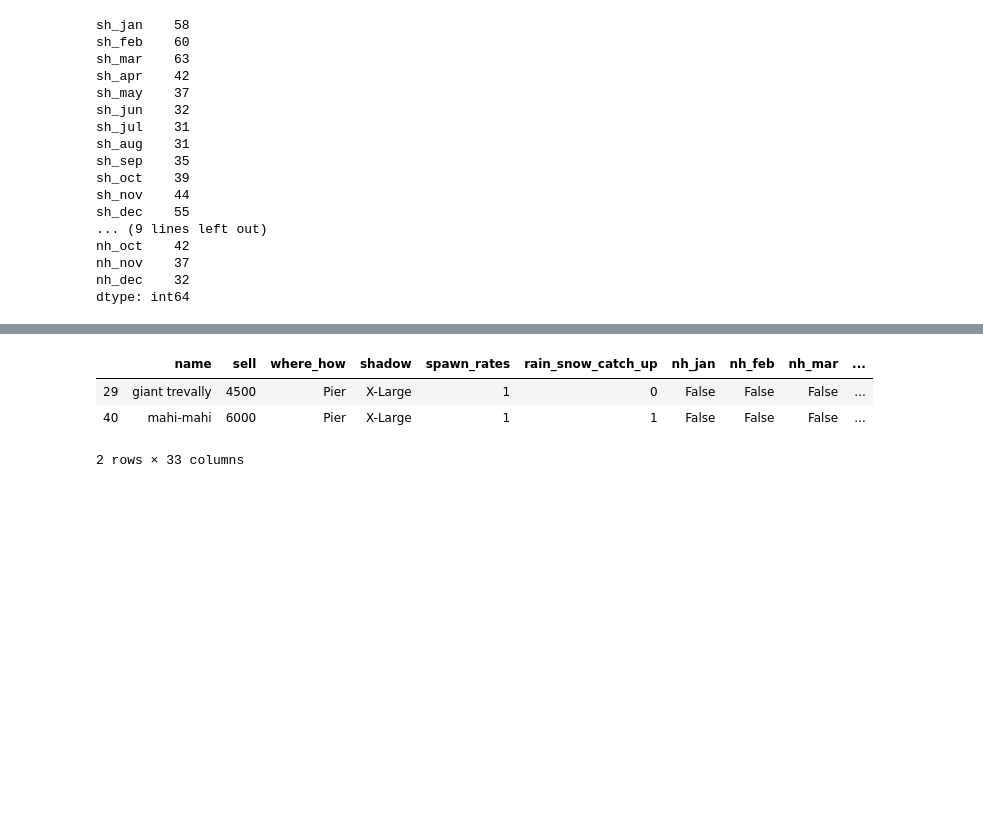
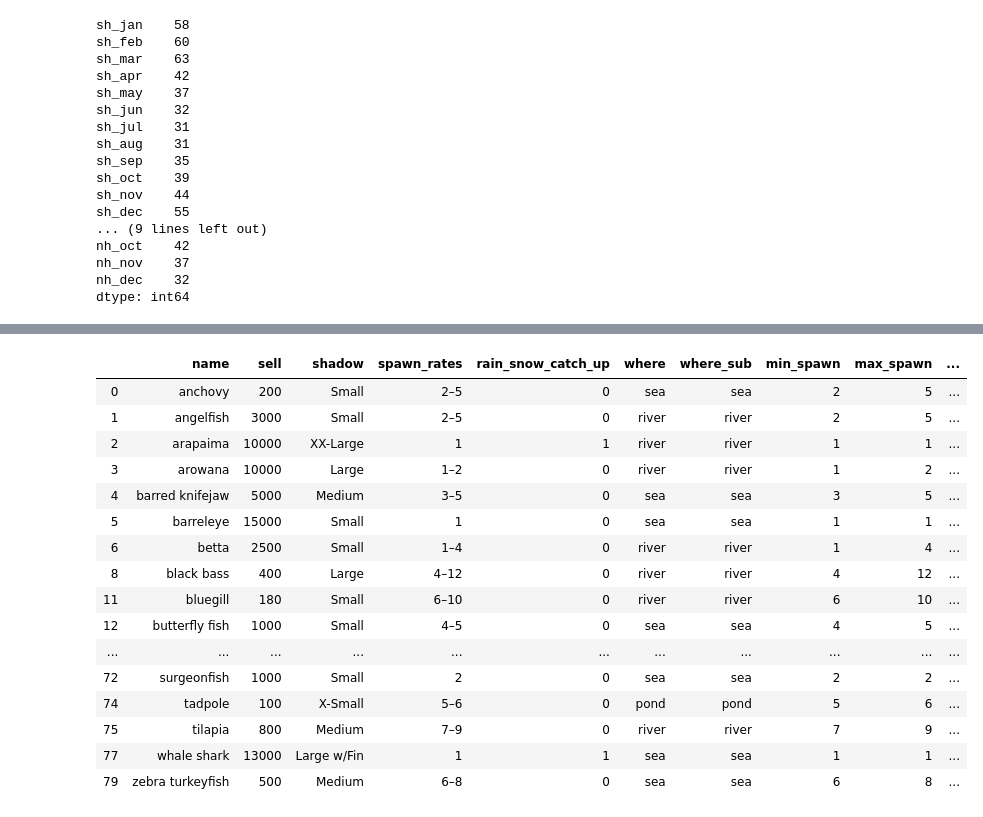
Before and after one commit to lindseyberlin/acnh_fish_guide, a Jupyter notebook: EDA-and-Data-Cleaning.ipynb, the cells around one changed output, grey strips where cells are left out. Saved outputs shown, nothing was run; the diff lists cells and outputs as text; code cells hidden in the pictures; blank space fills up the shorter version.

```diff
--- a/EDA-and-Data-Cleaning.ipynb
+++ b/EDA-and-Data-Cleaning.ipynb
@@ -349,7 +252,62 @@ Name: min_spawn, dtype: float64
-# %%
-nh_june[nh_june['where_how'] == "Pier"]
-# %% [output]
-|  | name | sell | where_how | shadow | spawn_rates | rain_snow_catch_up | nh_jan | nh_feb | nh_mar | ... |
-| 29 | giant trevally | 4500 | Pier | X-Large | 1 | 0 | False | False | False | ... |
-| 40 | mahi-mahi | 6000 | Pier | X-Large | 1 | 1 | False | False | False | ... |
-2 rows × 33 columns
+# %%
+def find_best_fish(data, hemisphere, month):
+    '''
+    Inputs:
+    data: pandas dataframe
+        needs to have where/where_sub and min/max spawn
+    hemisphere: str
+        either "sh" or "nh"
+    month: str
+        3-letter abbreviation for month (ie "jun")
+    '''
+    cols = ['name', 'sell', 'shadow', 'spawn_rates',
+            'rain_snow_catch_up', 'where', 'where_sub',
+            'min_spawn', 'max_spawn']
+    month_col = hemisphere + "_" + month
+    cols.append(month_col)
+
+    data = data[cols]
+
+    data = data[~data[month_col].isna()]
+
+    shadow_sizes = list(data['shadow'].unique())
+    loc_types = list(data['where'].unique())
+
+    data['min_spawn_perc'] = data['min_spawn'].astype(float)
+    data['max_spawn_perc'] = data['max_spawn'].astype(float)
+
+    for loc in loc_types:
+        temp = data.loc[data['where'] == loc]
+        tot_min_spawn = temp['min_spawn'].sum()
+        tot_max_spawn = temp['max_spawn'].sum()
+
+        for i in temp.index:
+            data.at[i, 'min_spawn_perc'] = round((data['min_spawn'][i]/tot_min_spawn) * 100, 2)
+            data.at[i, 'max_spawn_perc'] = round((data['max_spawn'][i]/tot_max_spawn) * 100, 2)
+
+    data['min_sell'] = (data['min_spawn_perc'] * data['sell']) / 100
+    data['max_sell'] = (data['max_spawn_perc'] * data['sell']) / 100
+
+    return data
+# %%
+test = find_best_fish(fish, "nh", "jun")
+# %%
+test
+# %% [output]
+|  | name | sell | shadow | spawn_rates | rain_snow_catch_up | where | where_sub | min_spawn | max_spawn | ... |
+| 0 | anchovy | 200 | Small | 2–5 | 0 | sea | sea | 2 | 5 | ... |
+| 1 | angelfish | 3000 | Small | 2–5 | 0 | river | river | 2 | 5 | ... |
+| 2 | arapaima | 10000 | XX-Large | 1 | 1 | river | river | 1 | 1 | ... |
+| 3 | arowana | 10000 | Large | 1–2 | 0 | river | river | 1 | 2 | ... |
+| 4 | barred knifejaw | 5000 | Medium | 3–5 | 0 | sea | sea | 3 | 5 | ... |
+| 5 | barreleye | 15000 | Small | 1 | 0 | sea | sea | 1 | 1 | ... |
+| 6 | betta | 2500 | Small | 1–4 | 0 | river | river | 1 | 4 | ... |
+| 8 | black bass | 400 | Large | 4–12 | 0 | river | river | 4 | 12 | ... |
+| 11 | bluegill | 180 | Small | 6–10 | 0 | river | river | 6 | 10 | ... |
+| 12 | butterfly fish | 1000 | Small | 4–5 | 0 | sea | sea | 4 | 5 | ... |
+| ... | ... | ... | ... | ... | ... | ... | ... | ... | ... | ... |
+| 72 | surgeonfish | 1000 | Small | 2 | 0 | sea | sea | 2 | 2 | ... |
+| 74 | tadpole | 100 | X-Small | 5–6 | 0 | pond | pond | 5 | 6 | ... |
+| 75 | tilapia | 800 | Medium | 7–9 | 0 | river | river | 7 | 9 | ... |
+| 77 | whale shark | 13000 | Large w/Fin | 1 | 1 | sea | sea | 1 | 1 | ... |
+| 79 | zebra turkeyfish | 500 | Medium | 6–8 | 0 | sea | sea | 6 | 8 | ... |
```
Also changed, not shown: parts of 45 cells of this notebook.
